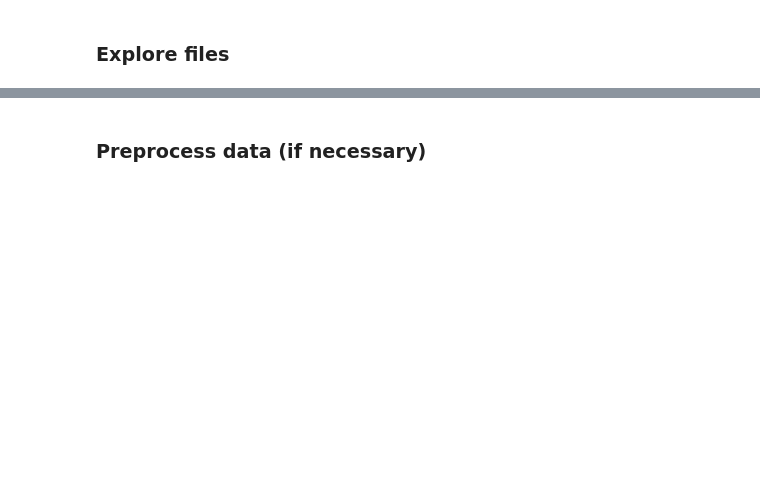
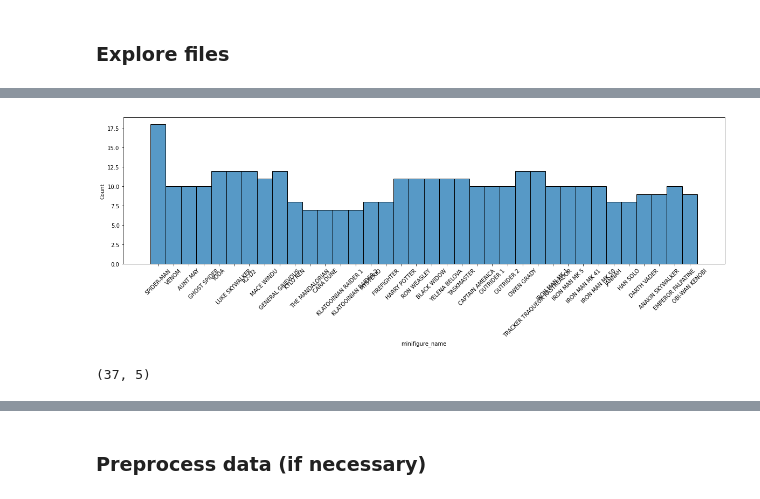
Before and after one commit to steiningerjakob/Project-YODA, a Jupyter notebook: notebooks/playground.ipynb, the cells around one changed output, grey strips where cells are left out. Cells and saved outputs as stored; diff of their text form; code cells hidden in the pictures; blank space fills up the shorter version.

```diff
--- a/notebooks/playground.ipynb
+++ b/notebooks/playground.ipynb
@@ -34,8 +41,8 @@ metadata.head()
 | 3 | 4 | [76115] | ['Spider Mech vs. Venom'] | GHOST SPIDER |
 | 4 | 5 | [75208] | ["Yoda's Hut"] | YODA |
 # %%
-index_with_names = pd.merge(index, metadata, on='class_id')
-index_with_names.head()
+df = pd.merge(index, metadata, on='class_id')
+df.head()
 # %% [output]
 |  | path | class_id | lego_ids | lego_names | minifigure_name |
 | 0 | marvel/0001/001.jpg | 1 | [76115] | ['Spider Mech vs. Venom'] | SPIDER-MAN |
@@ -50,5 +79,7 @@ index_with_names.minifigure_name.value_counts()
 # %%
 plt.figure(figsize=(20,5))
-sns.histplot(index_with_names['minifigure_name'])
+sns.histplot(df['minifigure_name'])
 plt.xticks(rotation=45)
 plt.show();
+# %% [output]
+[figure, added]
@@ -54,0 +93,4 @@ plt.show();
+# %%
+df_valid.shape
+# %% [output]
+(37, 5)
```
Also changed, not shown: parts of 11 cells of this notebook.
